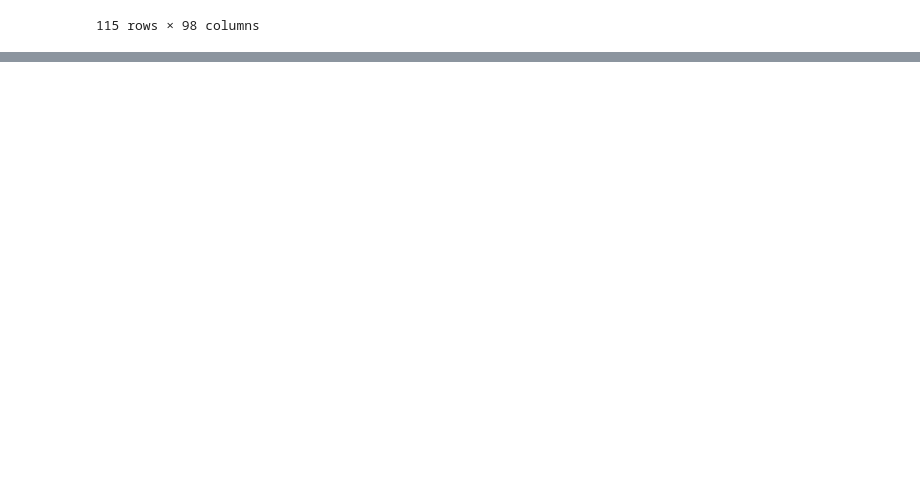
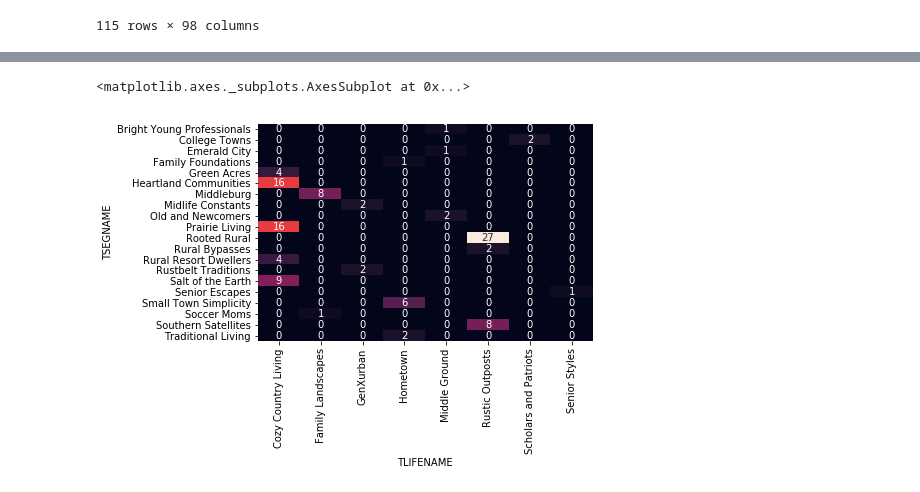
Before and after one commit to tiger-bug/Advanced_Class, a Jupyter notebook: jupyter_stuff/Project_3/Project_3.ipynb, the cells around one changed output, grey strips where cells are left out. Saved outputs shown, nothing was run; the diff lists cells and outputs as text; code cells hidden in the pictures; blank space fills up the shorter version.

```diff
--- a/jupyter_stuff/Project_3/Project_3.ipynb
+++ b/jupyter_stuff/Project_3/Project_3.ipynb
@@ -253,0 +273,6 @@ df
+# %%
+sns.heatmap(pd.crosstab(df.TSEGNAME, df.TLIFENAME),
+             annot=True, cbar=False)
+# %% [output]
+<matplotlib.axes._subplots.AxesSubplot at 0x...>
+[figure, added]
```
Also changed, not shown: parts of 8 cells of this notebook.
